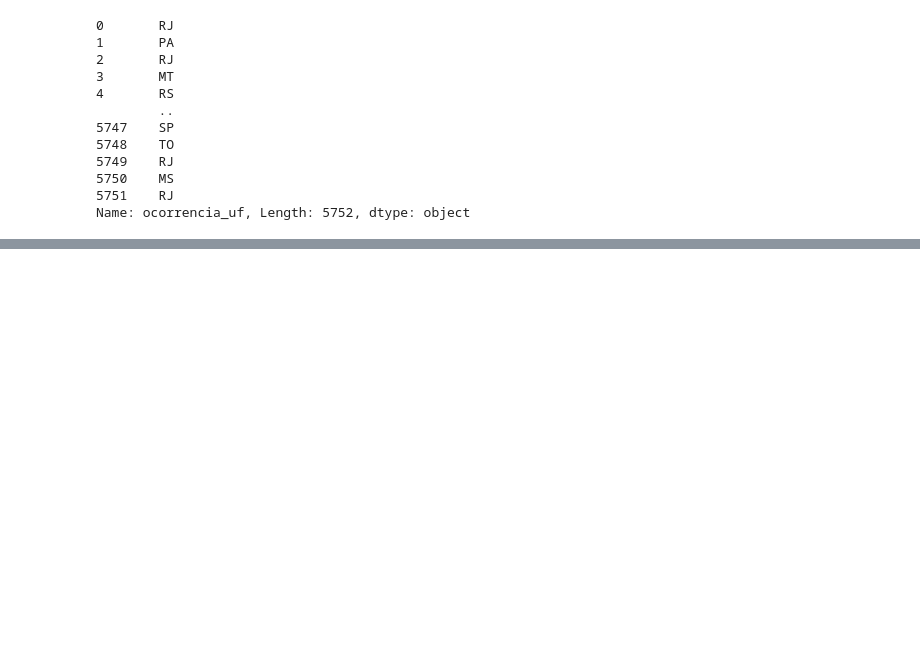
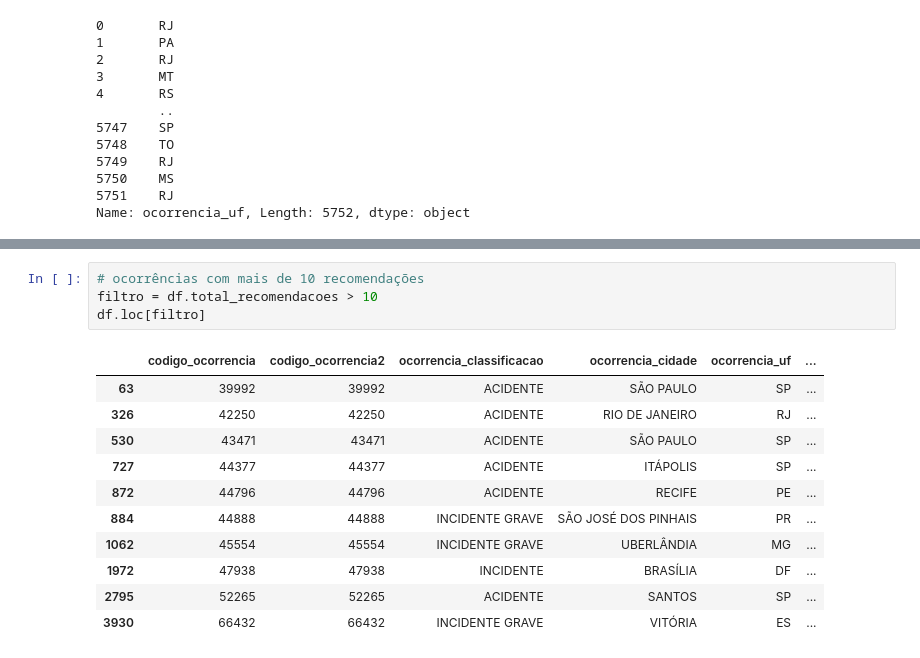
Before and after one commit to jpablolima/etl-python, a Jupyter notebook: transformacao_de_dados.ipynb, the cells around one changed output, grey strips where cells are left out. Saved outputs shown, nothing was run; the diff lists cells and outputs as text; blank space fills up the shorter version.

```diff
--- a/transformacao_de_dados.ipynb
+++ b/transformacao_de_dados.ipynb
@@ -120,0 +173,16 @@ Name: ocorrencia_uf, Length: 5752, dtype: object
+# %%
+# ocorrências com mais de 10 recomendações
+filtro = df.total_recomendacoes > 10
+df.loc[filtro]
+# %% [output]
+|  | codigo_ocorrencia | codigo_ocorrencia2 | ocorrencia_classificacao | ocorrencia_cidade | ocorrencia_uf | ... |
+| 63 | 39992 | 39992 | ACIDENTE | SÃO PAULO | SP | ... |
+| 326 | 42250 | 42250 | ACIDENTE | RIO DE JANEIRO | RJ | ... |
+| 530 | 43471 | 43471 | ACIDENTE | SÃO PAULO | SP | ... |
+| 727 | 44377 | 44377 | ACIDENTE | ITÁPOLIS | SP | ... |
+| 872 | 44796 | 44796 | ACIDENTE | RECIFE | PE | ... |
+| 884 | 44888 | 44888 | INCIDENTE GRAVE | SÃO JOSÉ DOS PINHAIS | PR | ... |
+| 1062 | 45554 | 45554 | INCIDENTE GRAVE | UBERLÂNDIA | MG | ... |
+| 1972 | 47938 | 47938 | INCIDENTE | BRASÍLIA | DF | ... |
+| 2795 | 52265 | 52265 | ACIDENTE | SANTOS | SP | ... |
+| 3930 | 66432 | 66432 | INCIDENTE GRAVE | VITÓRIA | ES | ... |
```
Also changed, not shown: parts of 7 cells of this notebook.
